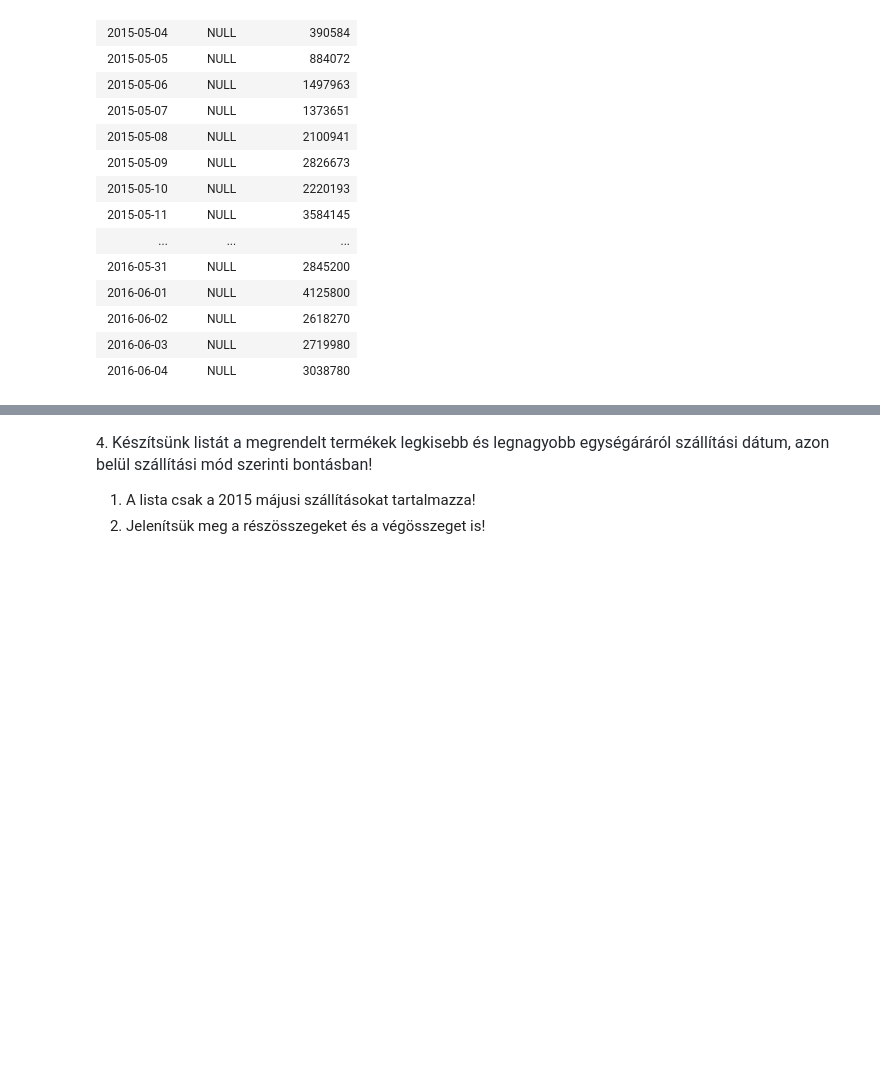
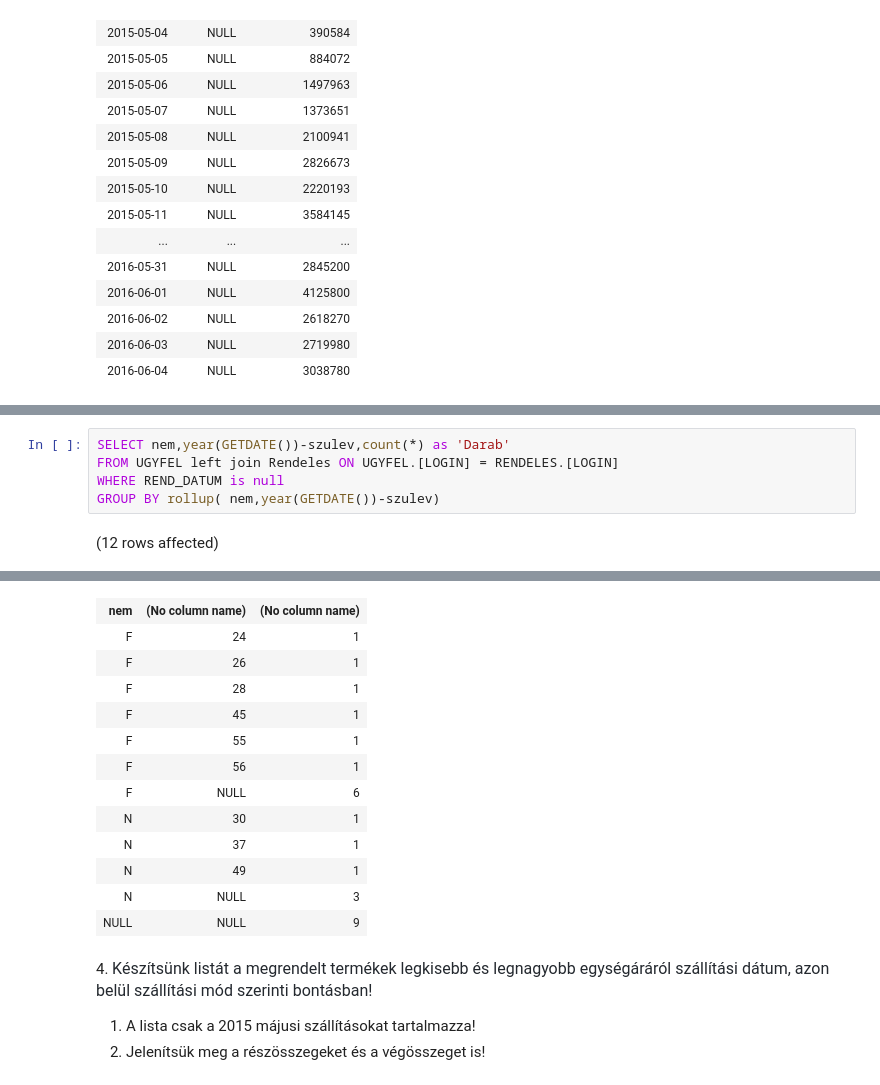
Before and after one commit to DeliMercedesz/sqlgyak03, a Jupyter notebook: gyakorlat05_feladatok (3).ipynb, the cells around one changed output, grey strips where cells are left out. Cells and saved outputs as stored; diff of their text form; blank space fills up the shorter version.

```diff
--- a/gyakorlat05_feladatok (3).ipynb
+++ b/gyakorlat05_feladatok (3).ipynb
@@ -55,3 +55,10 @@ Total execution time: 00:00:00.325
 2. A lista tartalmazza a részösszegeket és a végösszeget is!
 
 ![](https://moodle.uni-corvinus.hu/theme/image.php/adaptable/atto_h5p/1709548862/icon)
+# %%
+SELECT nem,year(GETDATE())-szulev,count(*) as 'Darab'
+FROM UGYFEL left join Rendeles ON UGYFEL.[LOGIN] = RENDELES.[LOGIN]
+WHERE REND_DATUM is null
+GROUP BY rollup( nem,year(GETDATE())-szulev)
+# %% [output]
+(12 rows affected)
@@ -58,3 +66,16 @@ Total execution time: 00:00:00.325
+| nem | (No column name) | (No column name) |
+| F | 24 | 1 |
+| F | 26 | 1 |
+| F | 28 | 1 |
+| F | 45 | 1 |
+| F | 55 | 1 |
+| F | 56 | 1 |
+| F | NULL | 6 |
+| N | 30 | 1 |
+| N | 37 | 1 |
+| N | 49 | 1 |
+| N | NULL | 3 |
+| NULL | NULL | 9 |
 # %% [markdown]
 4. <span style="color: rgb(36, 41, 47); font-family: -apple-system, BlinkMacSystemFont, &quot;Segoe UI&quot;, Helvetica, Arial, sans-serif, &quot;Apple Color Emoji&quot;, &quot;Segoe UI Emoji&quot;; font-size: 16px;">Készítsünk listát a megrendelt termékek legkisebb és legnagyobb egységáráról szállítási dátum, azon belül szállítási mód szerinti bontásban!</span>
 
```
Also changed, not shown: parts of 1 cell of this notebook.
